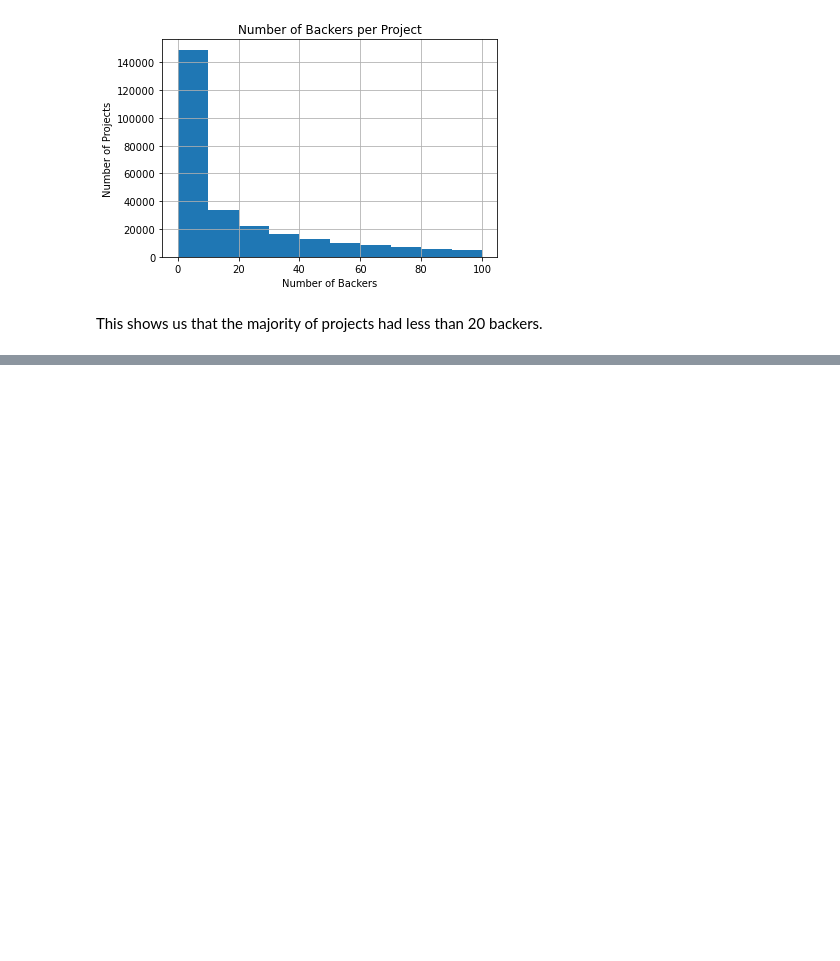
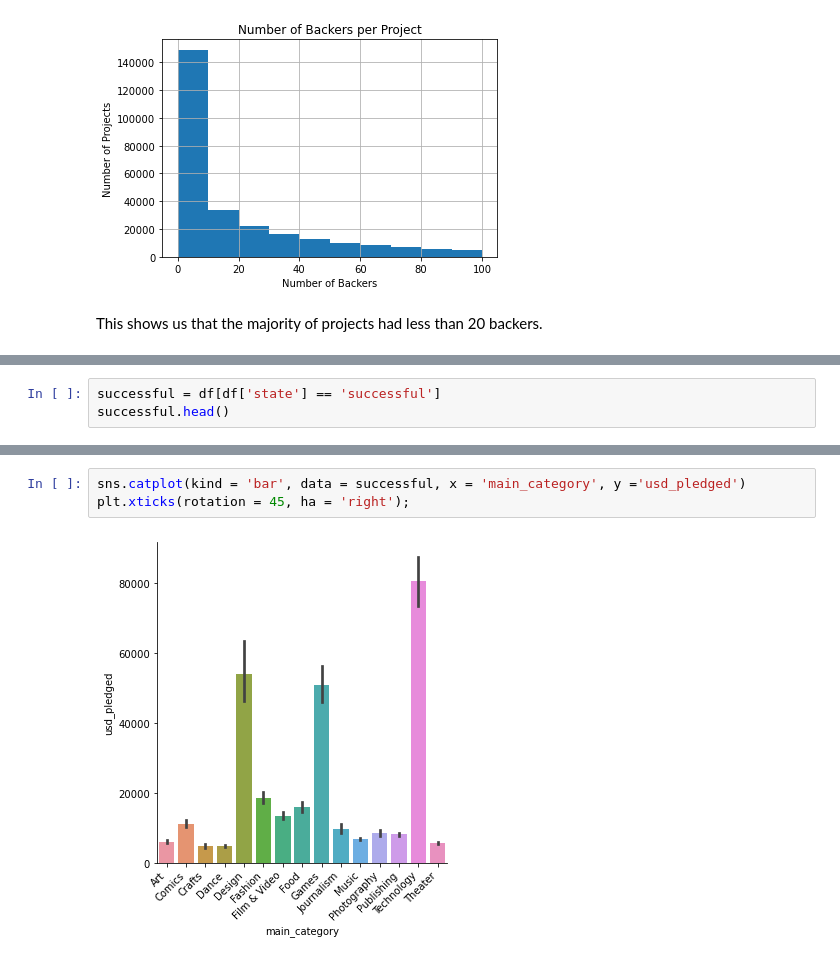
Before and after one commit to belindaleebl/kickstarter, a Jupyter notebook: EDA_Kickstarter_2016Data.ipynb, the cells around one changed output, grey strips where cells are left out. Saved outputs shown, nothing was run; the diff lists cells and outputs as text; blank space fills up the shorter version.

```diff
--- a/EDA_Kickstarter_2016Data.ipynb
+++ b/EDA_Kickstarter_2016Data.ipynb
@@ -116,0 +149,3 @@ This shows us that the majority of projects had less than 20 backers.
+# %%
+successful = df[df['state'] == 'successful']
+successful.head()
@@ -116,0 +159,5 @@ This shows us that the majority of projects had less than 20 backers.
+# %%
+sns.catplot(kind = 'bar', data = successful, x = 'main_category', y ='usd_pledged')
+plt.xticks(rotation = 45, ha = 'right');
+# %% [output]
+[figure, added]
```
Also changed, not shown: parts of 15 cells of this notebook.
